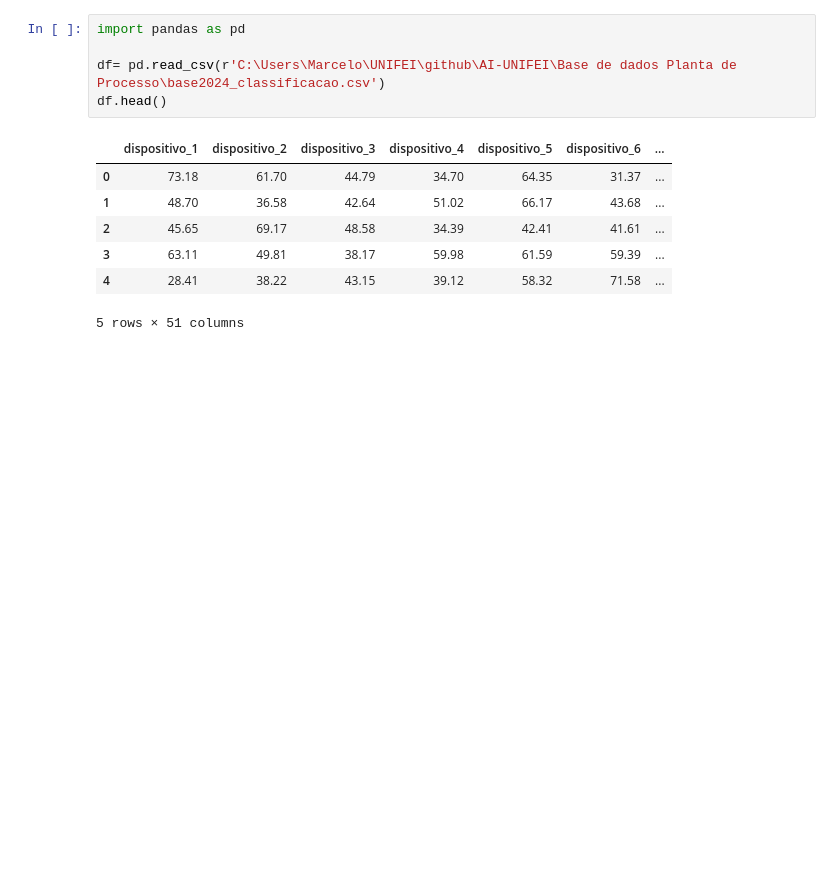
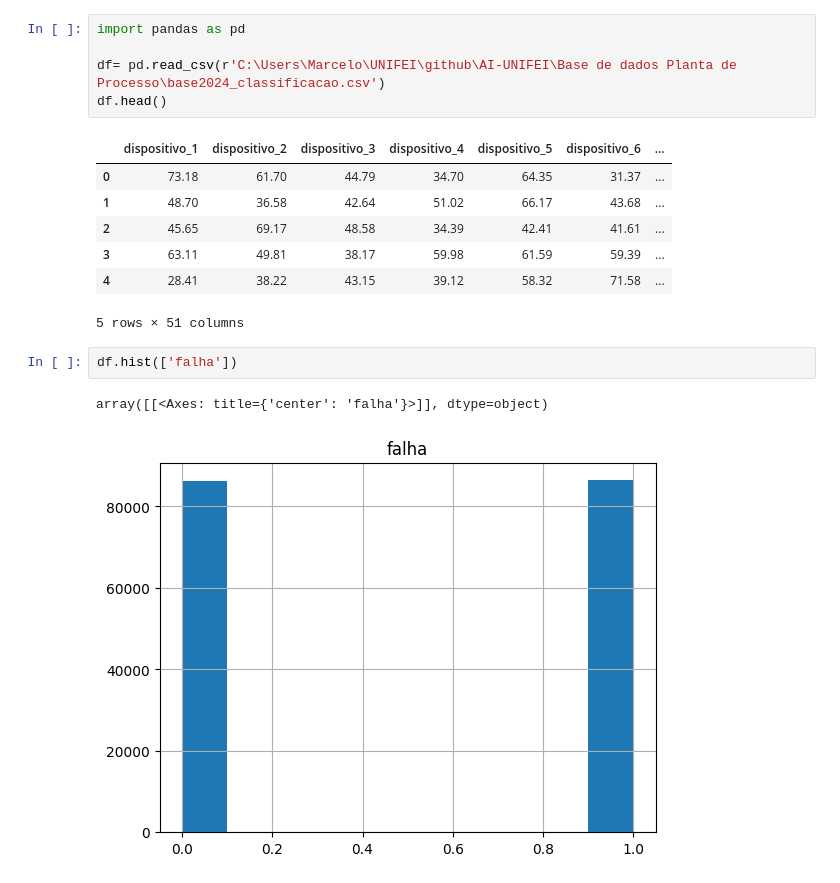
Before and after one commit to MarceloMTM/AI-UNIFEI, a Jupyter notebook: Base de dados Planta de Processo/etapa2.ipynb, the cells around one changed output. Saved outputs shown, nothing was run; the diff lists cells and outputs as text; blank space fills up the shorter version.

```diff
--- a/Base de dados Planta de Processo/etapa2.ipynb
+++ b/Base de dados Planta de Processo/etapa2.ipynb
@@ -11,3 +11,8 @@ df.head()
 | 3 | 63.11 | 49.81 | 38.17 | 59.98 | 61.59 | 59.39 | ... |
 | 4 | 28.41 | 38.22 | 43.15 | 39.12 | 58.32 | 71.58 | ... |
 5 rows × 51 columns
+# %%
+df.hist(['falha'])
+# %% [output]
+array([[<Axes: title={'center': 'falha'}>]], dtype=object)
+[figure, added]
```
Also changed, not shown: parts of 2 cells of this notebook, 1 other file.
